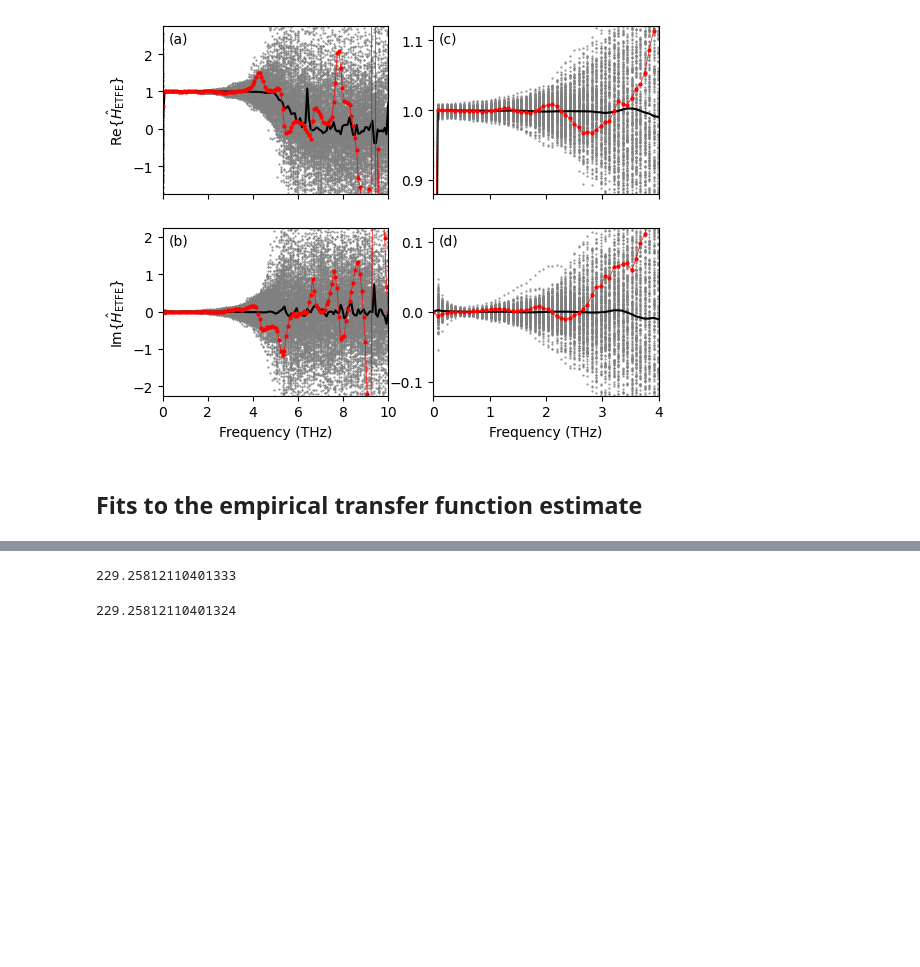
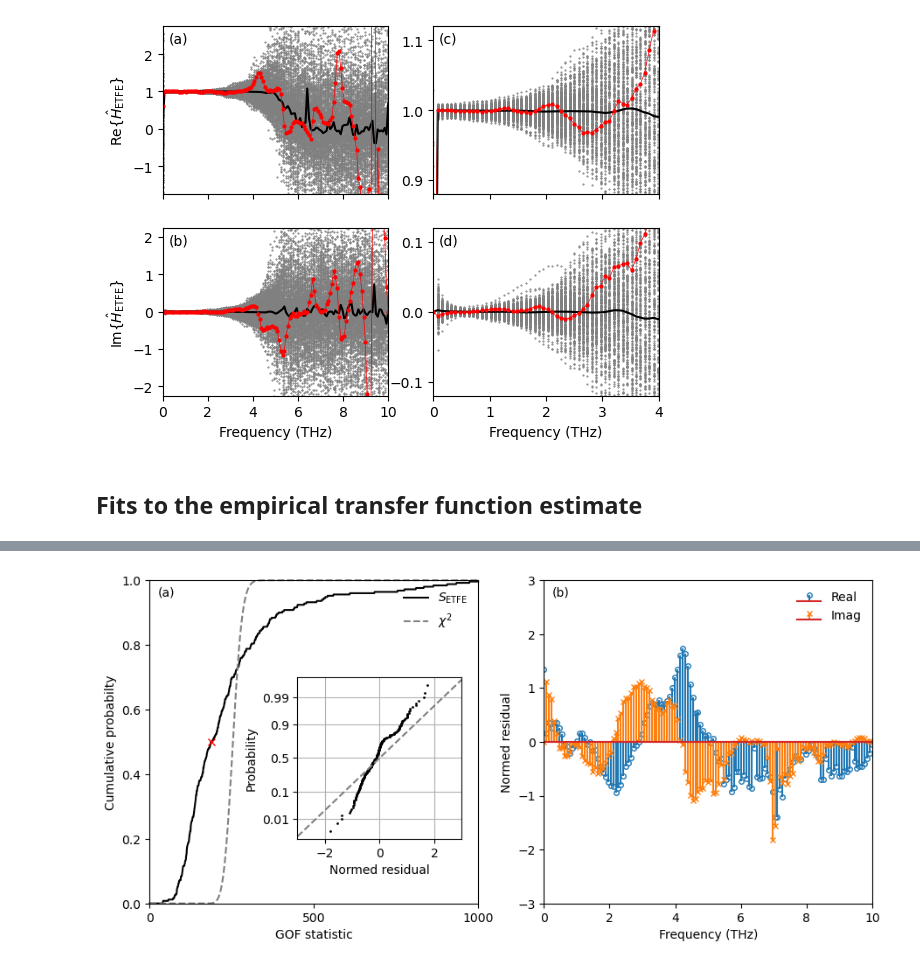
Before and after one commit to dodge-research-group/thztools, a Jupyter notebook: examples/simulation-example.ipynb, the cells around one changed output, grey strips where cells are left out. Cells and saved outputs as stored; diff of their text form; code cells hidden in the pictures; blank space fills up the shorter version.

```diff
--- a/examples/simulation-example.ipynb
+++ b/examples/simulation-example.ipynb
@@ -182,4 +183,7 @@ for i in range(n_sim):
     if not result.success:
         print(f"Fit did not converge at i = {i}")
 
-ecdf = cumfreq(resnorm, 250)
+cf = cumfreq(resnorm, 1000, defaultreallimits=(0, 1000))
+gof = cf.lowerlimit + np.linspace(0, cf.binsize * cf.cumcount.size,
+                          cf.cumcount.size)
+ecdf = cf.cumcount / n_sim
@@ -207,9 +190,65 @@ plt.show()
-# %%
-i = 0
-2 * np.sum(np.abs(residual[:, i]) ** 2) - np.abs(residual[-1, i]) ** 2
-# %% [output]
-229.25812110401333
-# %%
-resnorm[i]
-# %% [output]
-229.25812110401324
+# %%
+i_show = np.argsort(resnorm)[len(resnorm) // 2]
+osm, osr = probplot(np.concatenate((residual[:, i_show].real, residual[:, i_show].imag)), fit=False)
+
+w, h = figaspect(0.45)
+_, axs = plt.subplots(1, 2, figsize=(w, h))
+
+# Panel (a)
+axs[0].plot(gof, ecdf, 'k-', label=r'$S_\mathrm{ETFE}$', clip_on=False)
+axs[0].plot(gof, chi2.cdf(gof, n - 2), '--', c='gray', label=r'$\chi^2$', clip_on=False)
+axs[0].plot(np.median(resnorm), 0.5, 'rx')
+
+# axs[0].legend(loc=(0.75, 0.8), frameon=False)
+axs[0].legend(loc='upper right', frameon=False)
+axs[0].text(0.025, 0.95, '(a)', transform=axs[0].transAxes)
+
+axs[0].set_xlim(0, 1000)
+axs[0].set_ylim(0, 1)
+
+axs[0].set_xticks([0, 500, 1000])
+axs[0].set_yticks(np.linspace(0, 1, 6, endpoint=True))
+
+axs[0].set_xlabel('GOF statistic')
+axs[0].set_ylabel('Cumulative probabilty')
+
+# Inset to (a)
+ins = axs[0].inset_axes([0.45, 0.2, 0.5, 0.5])
+ins.plot(osr, osm, 'k.', ms=2)
+ins.plot([-3, 3], [-3, 3], '--', c='gray')
+ins.grid()
+
+ins.set_xlim(-3, 3)
+ins.set_ylim(norm.ppf([0.001, 0.999]))
+
+ins.set_xticks([-2, 0, 2])
+ins.set_yticks(norm.ppf([0.01, 0.1, 0.5, 0.9, 0.99]))
+
+ins.set_yticklabels(['0.01', '0.1', '0.5', '0.9', '0.99'])
+
+ins.set_xlabel('Normed residual')
+ins.set_ylabel('Probability')
+
+# Panel (b)
+markerline, _, _ = axs[1].stem(f, residual[:, i_show].real,
+                               linefmt = 'C0-', markerfmt='o',
+                               label='Real')
+markerline.set_markerfacecolor('none')
+markerline.set_markersize(4)
+markerline, _, _ = axs[1].stem(f, residual[:, i_show].imag,
+                               linefmt = 'C1-', markerfmt='x',
+                               label='Imag')
+markerline.set_markersize(4)
+
+axs[1].legend(loc='upper right', frameon=False)
+axs[1].text(0.025, 0.95, '(b)', transform=axs[1].transAxes)
+
+axs[1].set_xlim(0, 10)
+axs[1].set_ylim(-3, 3)
+
+axs[1].set_xlabel('Frequency (THz)')
+axs[1].set_ylabel('Normed residual')
+
+plt.show()
+# %% [output]
+[figure, added]
```
Also changed, not shown: parts of 3 cells of this notebook.
